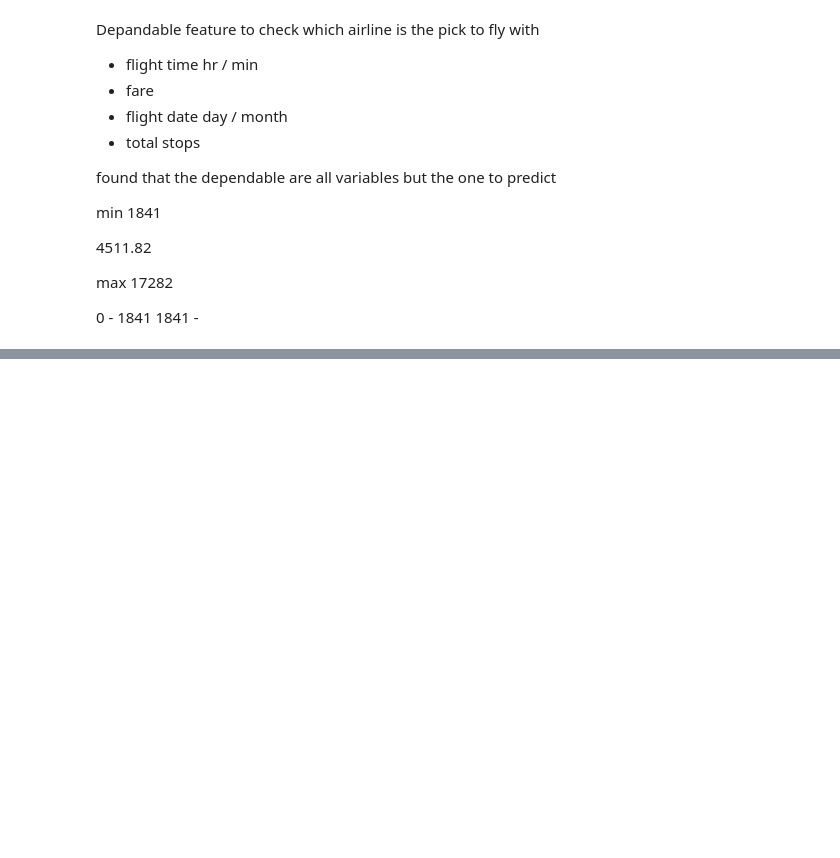
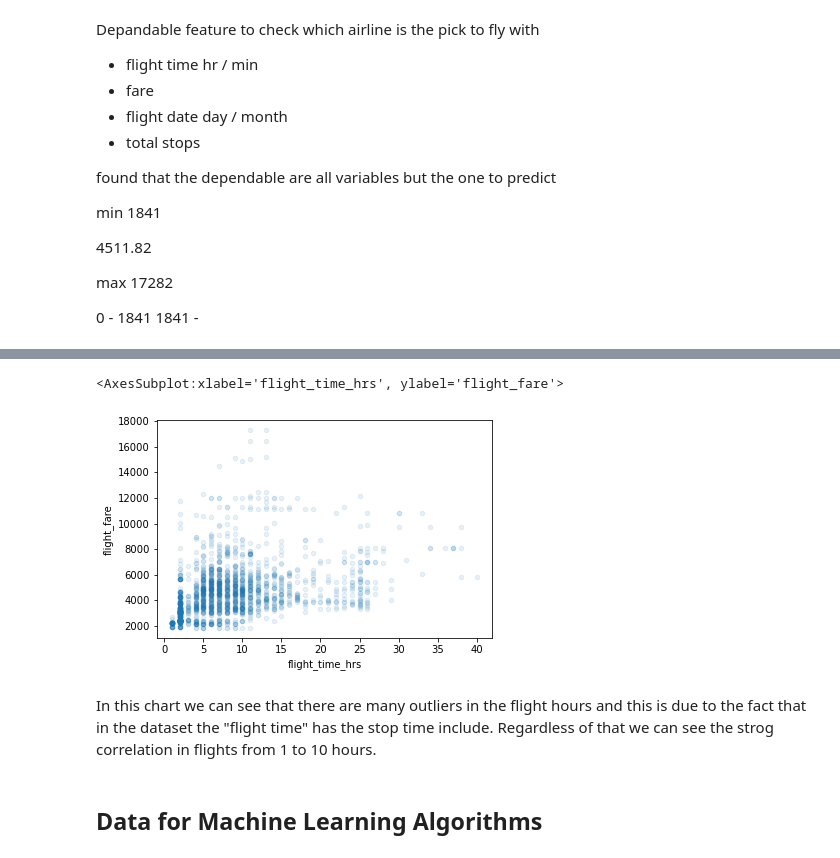
Before and after one commit to maco-data/airline-fare-prediction, a Jupyter notebook: notebook_eda.ipynb, the cells around one changed output, grey strips where cells are left out. Saved outputs shown, nothing was run; the diff lists cells and outputs as text; code cells hidden in the pictures; blank space fills up the shorter version.

```diff
--- a/notebook_eda.ipynb
+++ b/notebook_eda.ipynb
@@ -455,0 +548,10 @@ for train_ids, test_ids in split.split(trained_data, trained_data['fare_cat']):
+# %%
+# Checking on the most correlated atributes
+full_data.plot(kind='scatter', x='flight_time_hrs', y='flight_fare', alpha=0.1)
+# %% [output]
+<AxesSubplot:xlabel='flight_time_hrs', ylabel='flight_fare'>
+[figure, added]
+# %% [markdown]
+In this chart we can see that there are many outliers in the flight hours and this is due to the fact that in the dataset the "flight time" has the stop time include. Regardless of that we can see the strog correlation in flights from 1 to 10 hours.
+# %% [markdown]
+## Data for Machine Learning Algorithms
```
Also changed, not shown: parts of 19 cells of this notebook.
